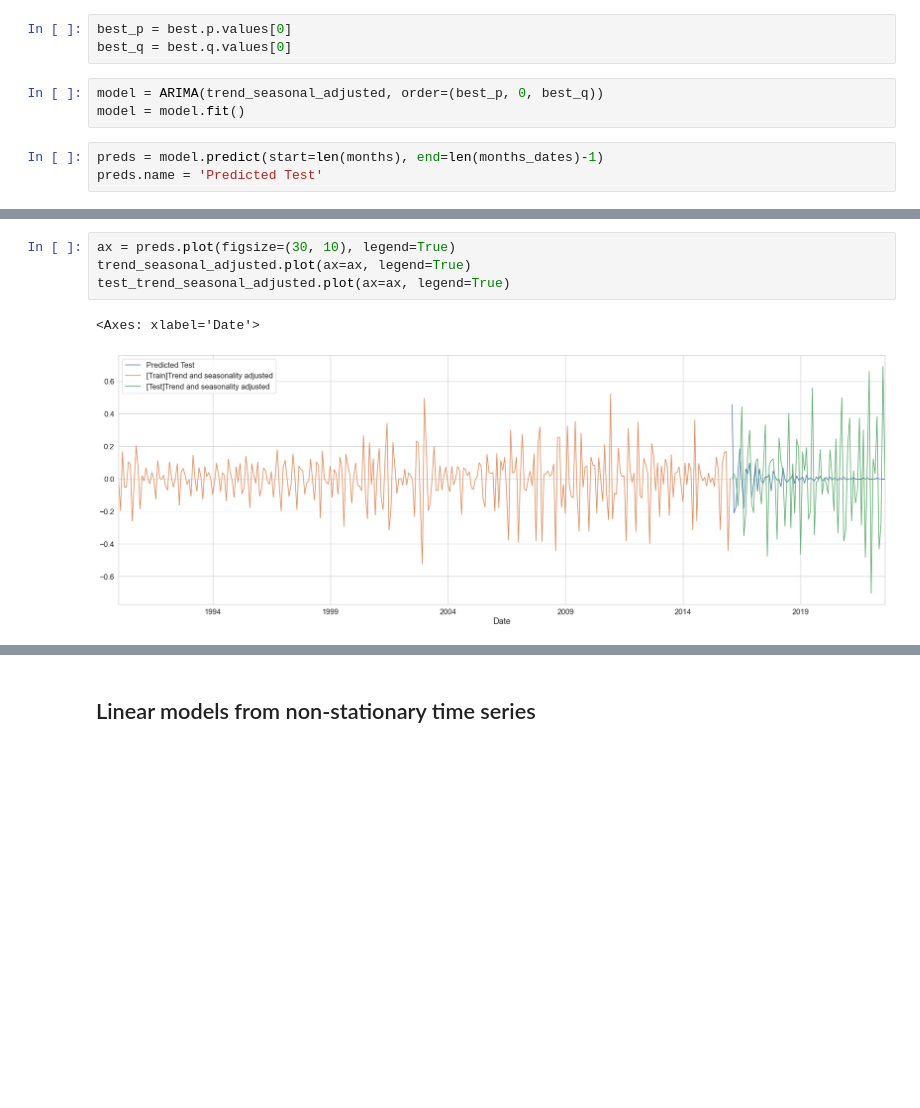
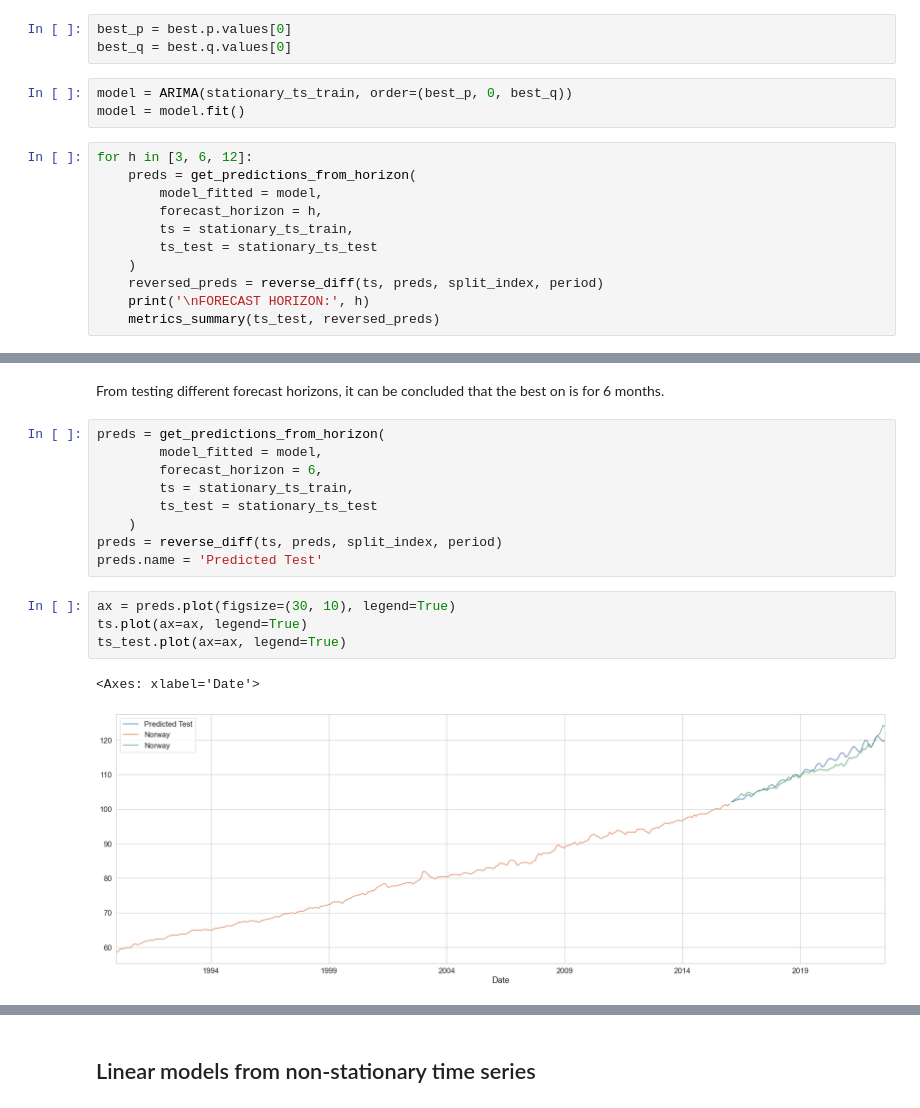
Before and after one commit to PugtgYosuky/Norwegian-CPI-forecast, a Jupyter notebook: ts-models.ipynb, the cells around one changed output, grey strips where cells are left out. Saved outputs shown, nothing was run; the diff lists cells and outputs as text; blank space fills up the shorter version.

Commit message:
Use forecast horizon to make predictions

```diff
--- a/ts-models.ipynb
+++ b/ts-models.ipynb
@@ -372,8 +370,16 @@ best
 best_p = best.p.values[0]
 best_q = best.q.values[0]
 # %%
-model = ARIMA(trend_seasonal_adjusted, order=(best_p, 0, best_q))
+model = ARIMA(stationary_ts_train, order=(best_p, 0, best_q))
 model = model.fit()
-# %%
-preds = model.predict(start=len(months), end=len(months_dates)-1)
-preds.name = 'Predicted Test'
+# %%
+for h in [3, 6, 12]:
+    preds = get_predictions_from_horizon(
+        model_fitted = model,
+        forecast_horizon = h,
+        ts = stationary_ts_train,
+        ts_test = stationary_ts_test
+    )
+    reversed_preds = reverse_diff(ts, preds, split_index, period)
+    print('\nFORECAST HORIZON:', h)
+    metrics_summary(ts_test, reversed_preds)
@@ -380,7 +407,18 @@ preds.name = 'Predicted Test'
+# %% [markdown]
+From testing different forecast horizons, it can be concluded that the best on is for 6 months.
+# %%
+preds = get_predictions_from_horizon(
+        model_fitted = model,
+        forecast_horizon = 6,
+        ts = stationary_ts_train,
+        ts_test = stationary_ts_test
+    )
+preds = reverse_diff(ts, preds, split_index, period)
+preds.name = 'Predicted Test'
 # %%
 ax = preds.plot(figsize=(30, 10), legend=True)
-trend_seasonal_adjusted.plot(ax=ax, legend=True)
-test_trend_seasonal_adjusted.plot(ax=ax, legend=True)
+ts.plot(ax=ax, legend=True)
+ts_test.plot(ax=ax, legend=True)
 # %% [output]
 <Axes: xlabel='Date'>
-[figure, old version]
+[figure, new version]
```
Also changed, not shown: parts of 88 cells of this notebook, 1 other file.
